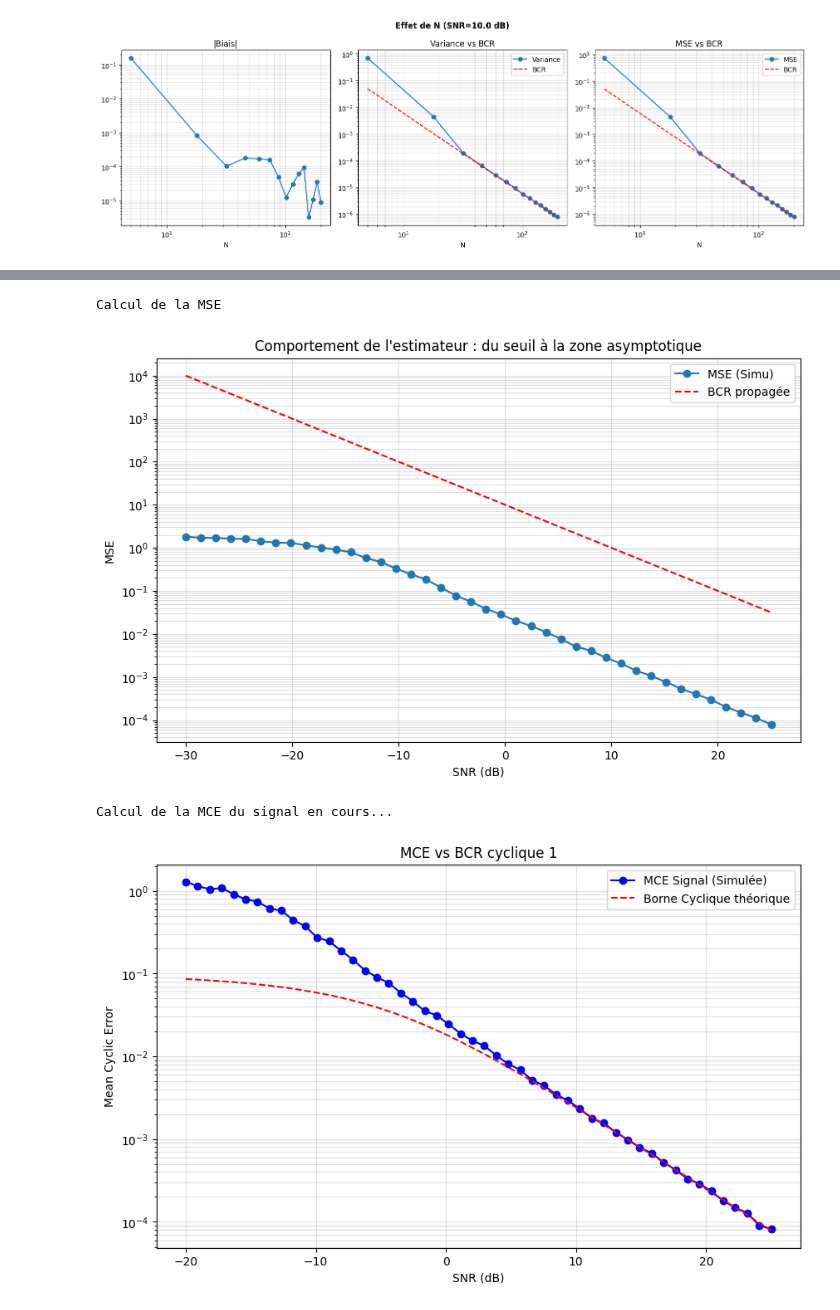
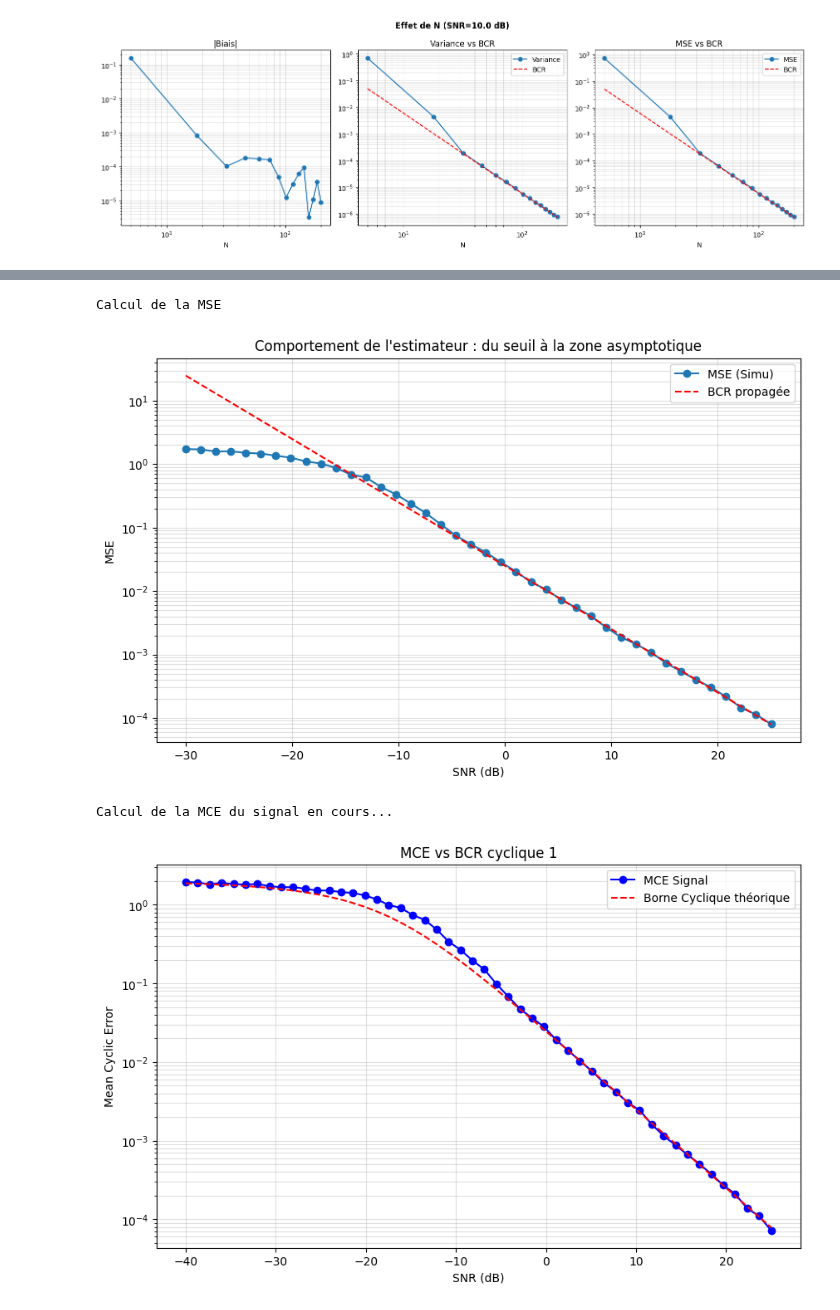
Before and after one commit to stanislasR243/stage_SATIE, a Jupyter notebook: Estimation.ipynb, the cells around one changed output, grey strips where cells are left out. Drawn from its saved outputs; the diff is of its cells as text; code cells hidden in the pictures.

```diff
--- a/Estimation.ipynb
+++ b/Estimation.ipynb
@@ -31,23 +31,24 @@ def estimer_omega(x):
     n = np.arange(len(x))
 
     # -- Partie 1 : Recherche sur grille --
-    # On cherche le meilleur point sur la grille de 1000 points
-    vals = np.abs(np.dot(x, np.exp(-1j * np.outer(n, omega_grid))))**2
+    # On projette sur la phase connue : on multiplie par exp(-1j * phi)
+    # puis on prend la partie réelle.
+    projection = np.dot(x, np.exp(-1j * np.outer(n, omega_grid)))
+    vals = np.real(np.exp(-1j * phi) * projection)
+
     idx_max = np.argmax(vals)
     omega_initial = omega_grid[idx_max]
 
-    # -- Partie 2 : Raffinement local (Recherche continue) --
-    # On définit la fonction de coût à MINIMISER (donc -Périodogramme)
+    # -- Partie 2 : Raffinement --
     def objective(w):
-        return -np.abs(np.sum(x * np.exp(-1j * n * w)))**2
+        # On maximise la partie réelle projetée
+        # (On met un signe moins car on utilise un minimiseur)
+        return -np.real(np.exp(-1j * phi) * np.sum(x * np.exp(-1j * n * w)))
 
-    # On cherche le minimum de 'objective' autour de omega_initial
-    # On définit un intervalle de recherche très petit (le pas de la grille)
     pas = (omega_grid[1] - omega_grid[0])
     res = minimize_scalar(objective,
                           bounds=(omega_initial - pas, omega_initial + pas),
                           method='bounded')
-
     return res.x
 
 def estimer_phi(x, omega):
@@ -56,7 +57,8 @@ def estimer_phi(x, omega):
     return np.angle(projection)
 
 def BCR(N, sigma):
-    return (sigma**2 / A**2) * 6 / (N * (N**2 - 1))
+    somme_n2 = (N - 1) * N * (2 * N - 1) / 6
+    return (sigma**2) / (2 * (A**2) * somme_n2)
 
 def monte_carlo(N, omega_true, sigma):
     estimations = []
@@ -242,7 +245,8 @@ for snr_db in SNR_dB_range:
     mse_estimation_pure.append(np.mean(errors_iter))
 
 
-    borne_sig = (sigma**2) / (2*N)
+    borne_sig = sigma**2 / (2*N)
+
     bcr_propagation_signal.append(borne_sig)
 
 # --- Affichage ---
@@ -253,7 +257,7 @@ ax5.semilogy(SNR_dB_range, bcr_propagation_signal, 'r--', label="BCR propagée")
 
 ax5.set_xlabel("SNR (dB)")
 ax5.set_ylabel("MSE")
-ax5.set_title("Comportement de l'estimateur : du seuil à la zone asymptotique")
+ax5.set_title("Comportement de l'estimateur : du seuil à la zone asymptotique (omega)")
 ax5.legend()
 ax5.grid(True, which='both', alpha=0.4)
 
@@ -299,7 +303,7 @@ for snr_db in SNR_dB_range:
 
 
 
-    bcr_omega = (sigma**2 / A**2) * 6 / (N * (N**2 - 1))
+    bcr_omega = BCR(N,sigma)
     bcr_cyclique = 2 - 2 / np.sqrt(1 + bcr_omega)
 
 
@@ -346,7 +350,7 @@ for snr_db in SNR_dB_range:
 
     mse_estimation_pure.append(np.mean(errors_iter))
 
-    borne_propagee = (sigma**2) / 2*N
+    borne_propagee = (sigma**2) / (2*N)
     bcr_propagation_signal.append(borne_propagee)
 
 # --- Affichage ---
@@ -364,11 +368,11 @@ ax6.grid(True, which='both', alpha=0.4)
 plt.show()
 # %% [output]
 Calcul de la MSE
-[figure, old version]
+[figure, new version]
 # %%
 # Tracé de la MCE et de la BCR cyclique dans le cas de l'estimation de la phase
 
-SNR_dB_range = np.linspace(-20, 25, 50)
+SNR_dB_range = np.linspace(-40, 25, 50)
 
 mce_simu_sig = []
 borne_cyclique_sig = []
@@ -387,32 +391,33 @@ for snr_db in SNR_dB_range:
     for _ in range(N_MC):
 
         x = generer_signal(N, omega0_ref, sigma)
         phi_hat = estimer_phi(x, omega0_ref)
 
         s_hat = A * np.exp(1j * (n * omega0_ref + phi_hat))
         mce = np.mean(2 * (1 - np.cos(phi_hat - phi)))
 
         errors_iter.append(mce)
 
     mce_simu_sig.append(np.mean(errors_iter))
 
     bcr_sig_classique = (sigma**2) / 2
+    bcr_phi = (sigma**2) / (2*N*A)
 
 
-    val_borne = (2 - 2 / np.sqrt(1 + bcr_sig_classique))/N
+    val_borne = (2 - 2 / np.sqrt(1 + bcr_phi))
     borne_cyclique_sig.append(val_borne)
 
 
 plt.figure(figsize=(10, 6))
 plt.semilogy(SNR_dB_range, mce_simu_sig, 'bo-', label='MCE Signal')
 plt.semilogy(SNR_dB_range, borne_cyclique_sig, 'r--', label='Borne Cyclique théorique')
 
 plt.xlabel('SNR (dB)')
 plt.ylabel('Mean Cyclic Error')
 plt.title('MCE vs BCR cyclique 1')
 plt.grid(True, which='both', alpha=0.4)
 plt.legend()
 plt.show()
 # %% [output]
 Calcul de la MCE du signal en cours...
-[figure, old version]
+[figure, new version]
```
Also changed, not shown: parts of 22 cells of this notebook.
